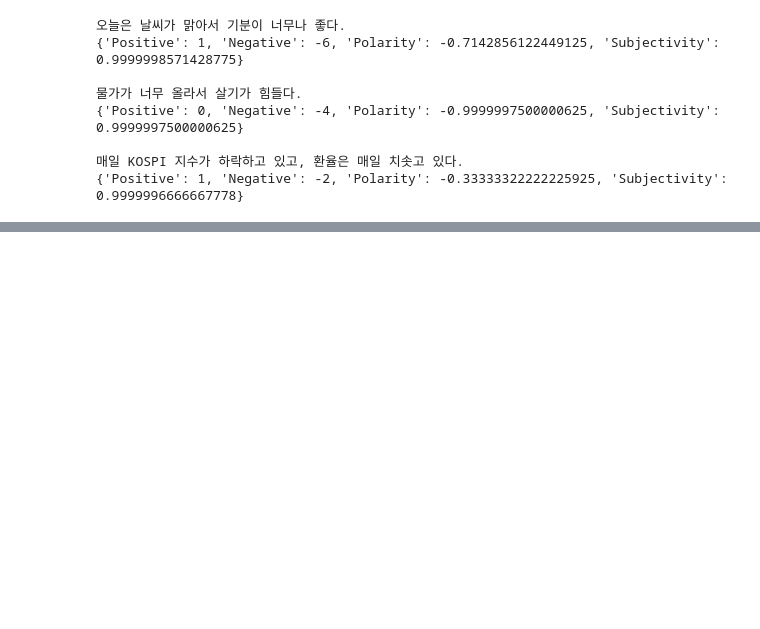
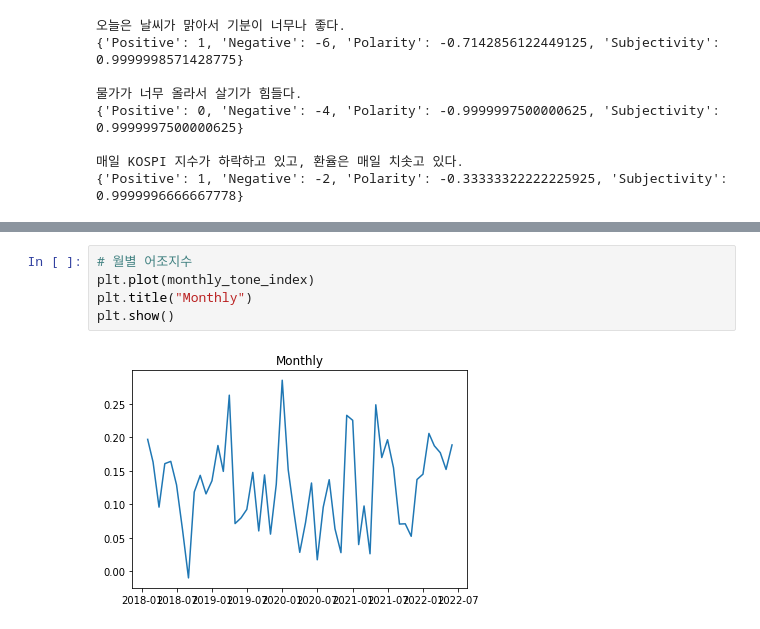
Before and after one commit to pyojungseon/TextDataLecture, a Jupyter notebook: 4. 텍스트 분석.ipynb, the cells around one changed output, grey strips where cells are left out. Saved outputs shown, nothing was run; the diff lists cells and outputs as text; blank space fills up the shorter version.

```diff
--- a/4. 텍스트 분석.ipynb
+++ b/4. 텍스트 분석.ipynb
@@ -375,0 +521,7 @@ for t in text:
+# %%
+# 월별 어조지수
+plt.plot(monthly_tone_index)
+plt.title("Monthly")
+plt.show()
+# %% [output]
+[figure, added]
```
Also changed, not shown: parts of 35 cells of this notebook, 4 other files.
